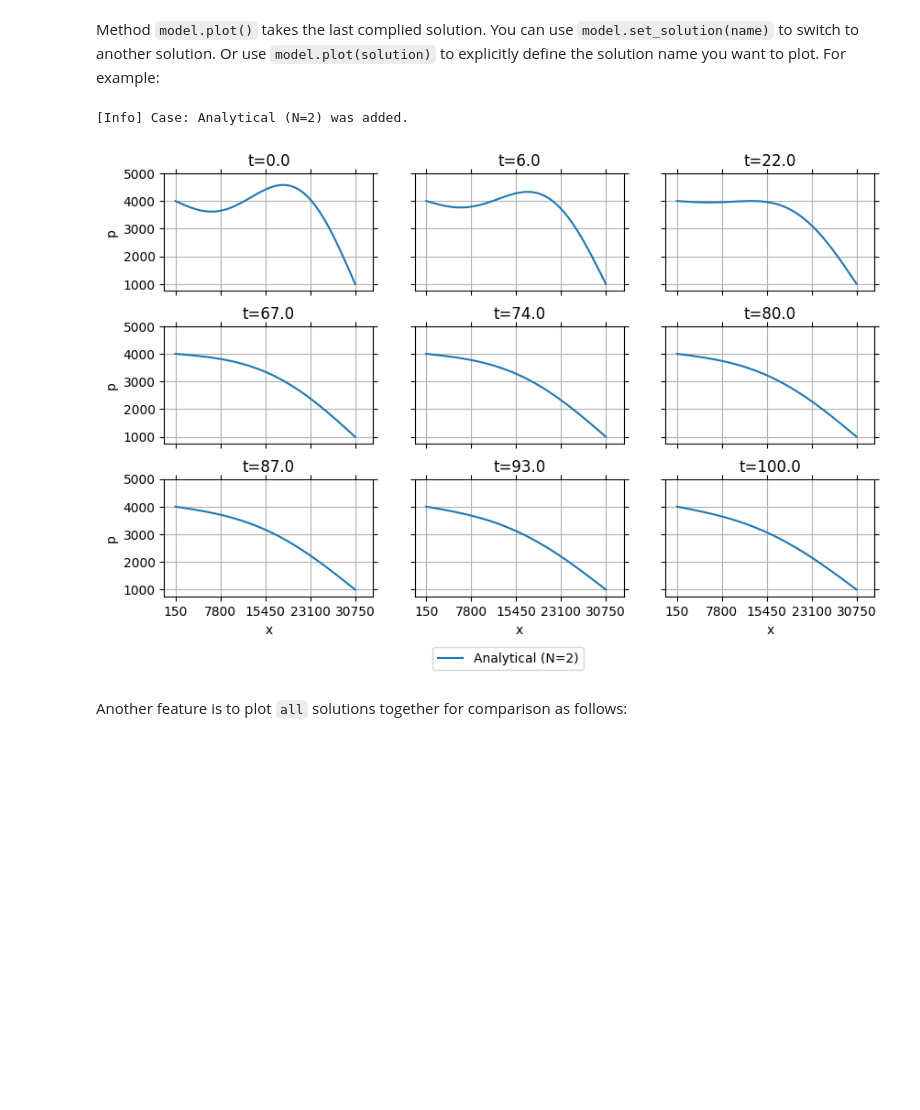
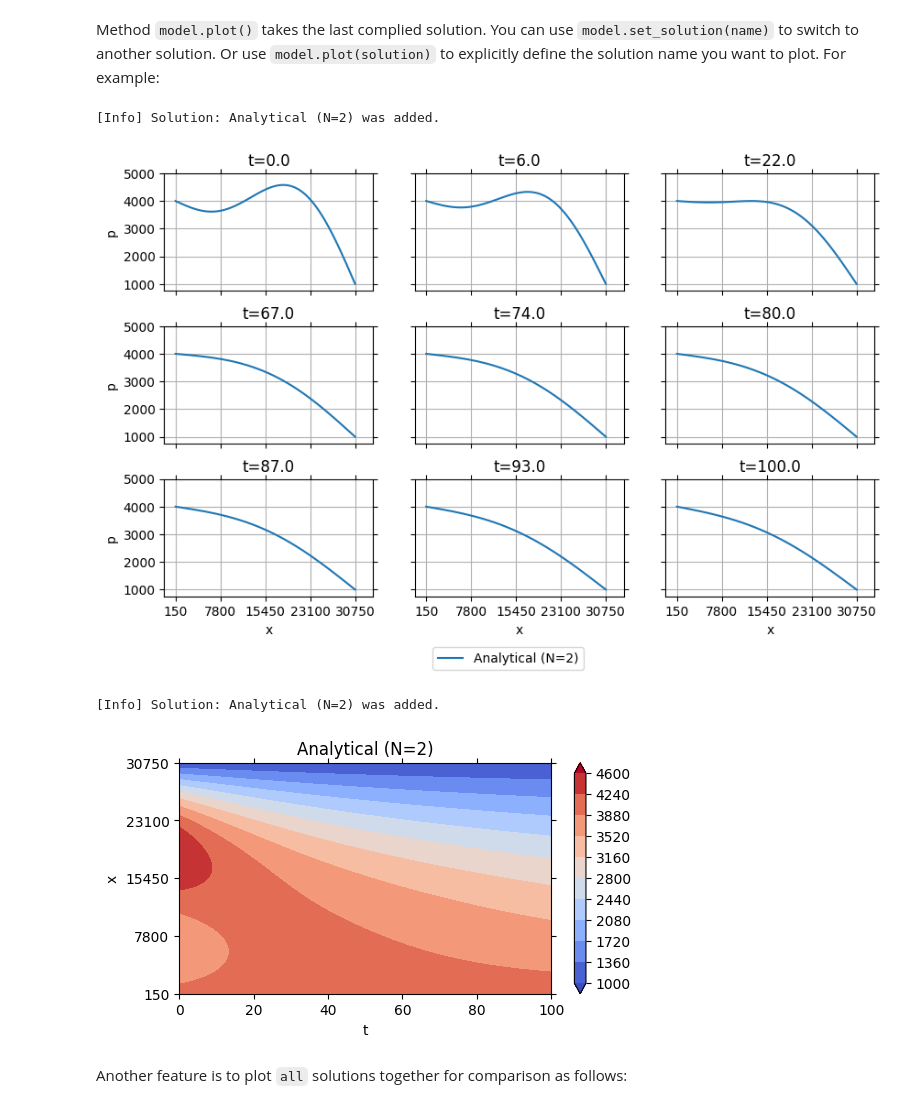
Before and after one commit to hiesabx/reservoirflow, a Jupyter notebook: docs/source/user_guide/tutorials/tutorial_different_solutions_1D1P.ipynb, the cells around one changed output. Cells and saved outputs as stored; diff of their text form; code cells hidden in the pictures; blank space fills up the shorter version.

```diff
--- a/docs/source/user_guide/tutorials/tutorial_different_solutions_1D1P.ipynb
+++ b/docs/source/user_guide/tutorials/tutorial_different_solutions_1D1P.ipynb
@@ -261,10 +289,15 @@ Values are shown with scaling `scaling=True` but with boundaries `boundaries=Tru
 # %% [markdown]
 Method `model.plot()` takes the last complied solution. You can use `model.set_solution(name)` to switch to another solution. Or use `model.plot(solution)` to explicitly define the solution name you want to plot. For example:
 # %%
-model.plot(solution="Analytical (N=2)")  # model.plot(solution="Numerical (Nx=101)")
+model.plot(type='line', solution="Analytical (N=2)")  # model.plot(solution="Numerical (Nx=101)")
 # %% [output]
-[Info] Case: Analytical (N=2) was added.
+[Info] Solution: Analytical (N=2) was added.
 [figure]
+# %%
+model.plot(type="contour", scale=False, boundary=True, solution="Analytical (N=2)")
+# %% [output]
+[Info] Solution: Analytical (N=2) was added.
+[figure, added]
 # %% [markdown]
 Another feature is to plot `all` solutions together for comparison as follows:
 # %%
```
Also changed, not shown: parts of 17 cells of this notebook, 6 other files.
